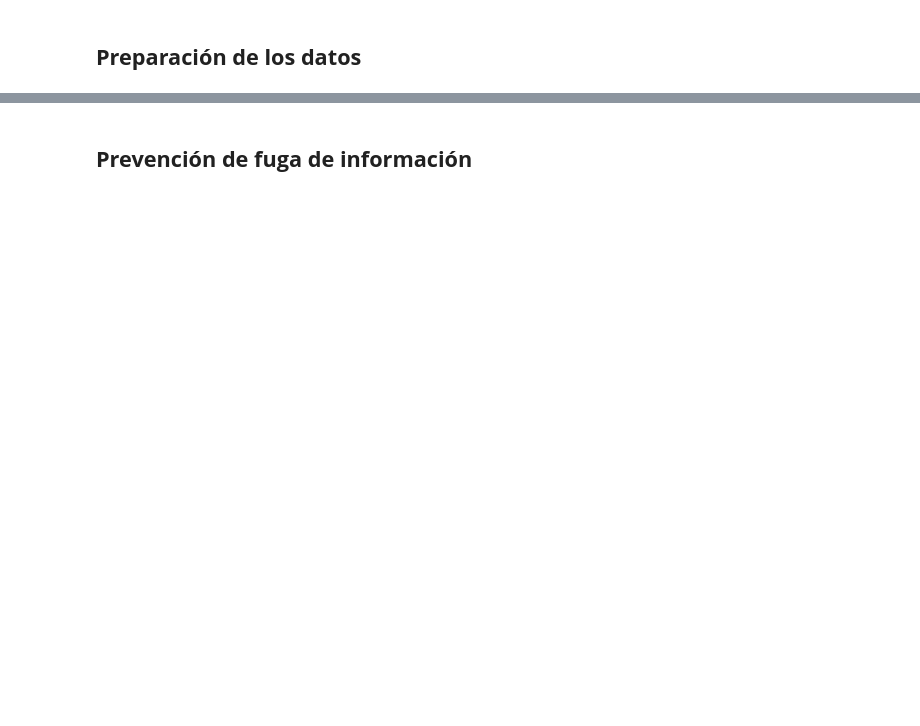
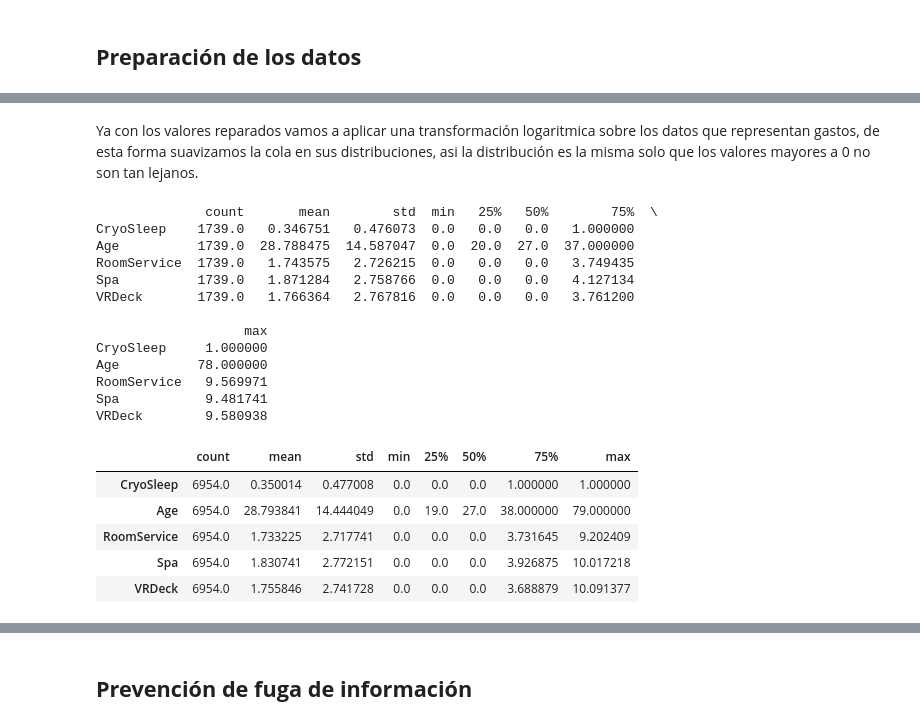
Before and after one commit to Sam-eb/Modelos-1-2026-2, a Jupyter notebook: Proyecto_Modelos_1.ipynb, the cells around one changed output, grey strips where cells are left out. Drawn from its saved outputs; the diff is of its cells as text; code cells hidden in the pictures; blank space fills up the shorter version.

```diff
--- a/Proyecto_Modelos_1.ipynb
+++ b/Proyecto_Modelos_1.ipynb
@@ -568,0 +661,2 @@ cv = StratifiedKFold(n_splits=5, shuffle=True, random_state=SEED)
+# %% [markdown]
+Ya con los valores reparados vamos a aplicar una transformación logaritmica sobre los datos que representan gastos, de esta forma suavizamos la cola en sus distribuciones, asi la distribución es la misma solo que los valores mayores a 0 no son tan lejanos.
@@ -568,0 +666,24 @@ cv = StratifiedKFold(n_splits=5, shuffle=True, random_state=SEED)
+# %%
+
+print(X_test._get_numeric_data().describe().T)
+X_train._get_numeric_data().describe().T
+# %% [output]
+              count       mean        std  min   25%   50%        75%  \
+CryoSleep    1739.0   0.346751   0.476073  0.0   0.0   0.0   1.000000
+Age          1739.0  28.788475  14.587047  0.0  20.0  27.0  37.000000
+RoomService  1739.0   1.743575   2.726215  0.0   0.0   0.0   3.749435
+Spa          1739.0   1.871284   2.758766  0.0   0.0   0.0   4.127134
+VRDeck       1739.0   1.766364   2.767816  0.0   0.0   0.0   3.761200
+
+                   max
+CryoSleep     1.000000
+Age          78.000000
+RoomService   9.569971
+Spa           9.481741
+VRDeck        9.580938
+|  | count | mean | std | min | 25% | 50% | 75% | max |
+| CryoSleep | 6954.0 | 0.350014 | 0.477008 | 0.0 | 0.0 | 0.0 | 1.000000 | 1.000000 |
+| Age | 6954.0 | 28.793841 | 14.444049 | 0.0 | 19.0 | 27.0 | 38.000000 | 79.000000 |
+| RoomService | 6954.0 | 1.733225 | 2.717741 | 0.0 | 0.0 | 0.0 | 3.731645 | 9.202409 |
+| Spa | 6954.0 | 1.830741 | 2.772151 | 0.0 | 0.0 | 0.0 | 3.926875 | 10.017218 |
+| VRDeck | 6954.0 | 1.755846 | 2.741728 | 0.0 | 0.0 | 0.0 | 3.688879 | 10.091377 |
```
Also changed, not shown: parts of 20 cells of this notebook.
